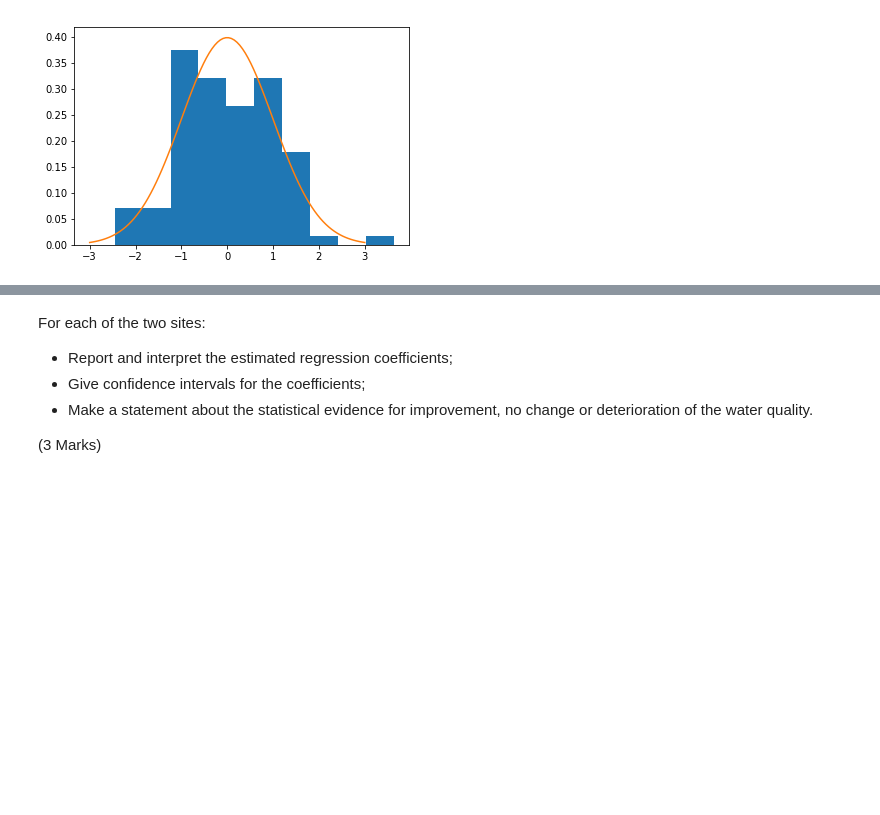
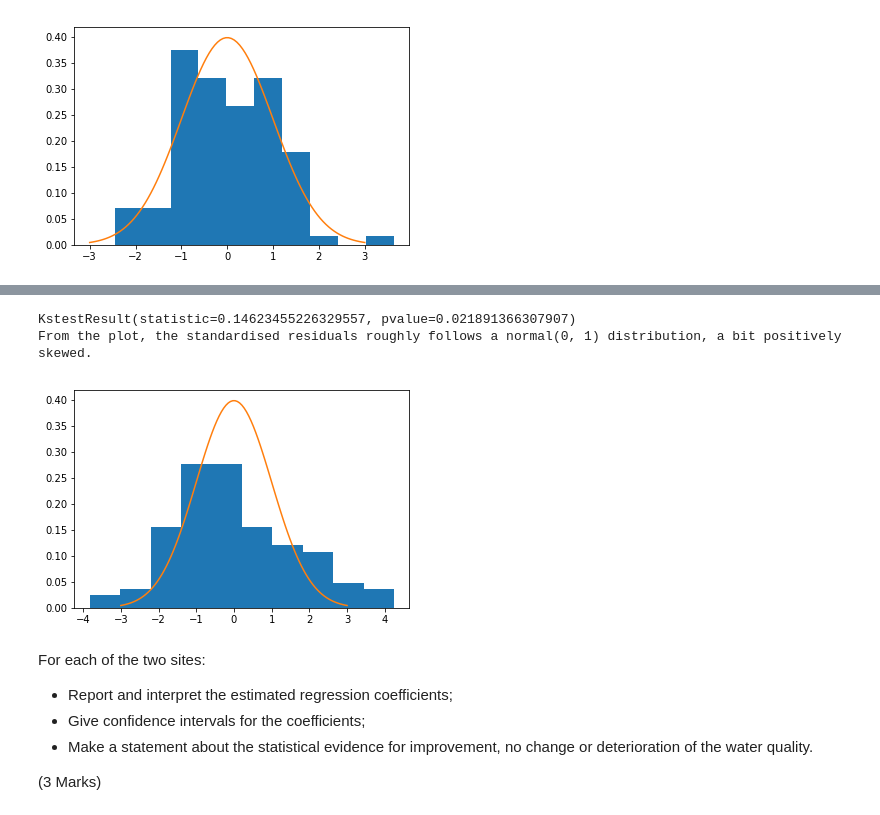
Before and after one commit to hanhnus/DATA201, a Jupyter notebook: Assignment2-RevisedVersion.ipynb, the cells around one changed output, grey strips where cells are left out. Drawn from its saved outputs; the diff is of its cells as text; code cells hidden in the pictures; blank space fills up the shorter version.

```diff
--- a/Assignment2-RevisedVersion.ipynb
+++ b/Assignment2-RevisedVersion.ipynb
@@ -272,3 +339,19 @@ From the plot, the standardised residuals roughly follows a normal(0, 1) distrib
+# %%
+# Test the residuals for Normality using the Kolmogorov-Smirnov (K-S) test.
+kstest(STP_residual, 'norm')
+print(kstest(results.resid, 'norm'))
+pl.hist(STP_residual, density = True)  # density = True: the sum of the histograms is normalized to 1
+# to print a Standard Normal Distribution for comparison
+mu    = 0
+var   = 1
+sigma = math.sqrt(var)
+x     = np.linspace(mu - 3 * sigma, mu + 3 * sigma, 100)
+pl.plot(x, stats.norm.pdf(x, mu, sigma))
+print("From the plot, the standardised residuals roughly follows a normal(0, 1) distribution, a bit positively skewed.")
+# %% [output]
+KstestResult(statistic=0.14623455226329557, pvalue=0.021891366307907)
+From the plot, the standardised residuals roughly follows a normal(0, 1) distribution, a bit positively skewed.
+[figure, added]
 # %% [markdown]
 For each of the two sites:
 - Report and interpret the estimated regression coefficients;
```
Also changed, not shown: parts of 7 cells of this notebook.
